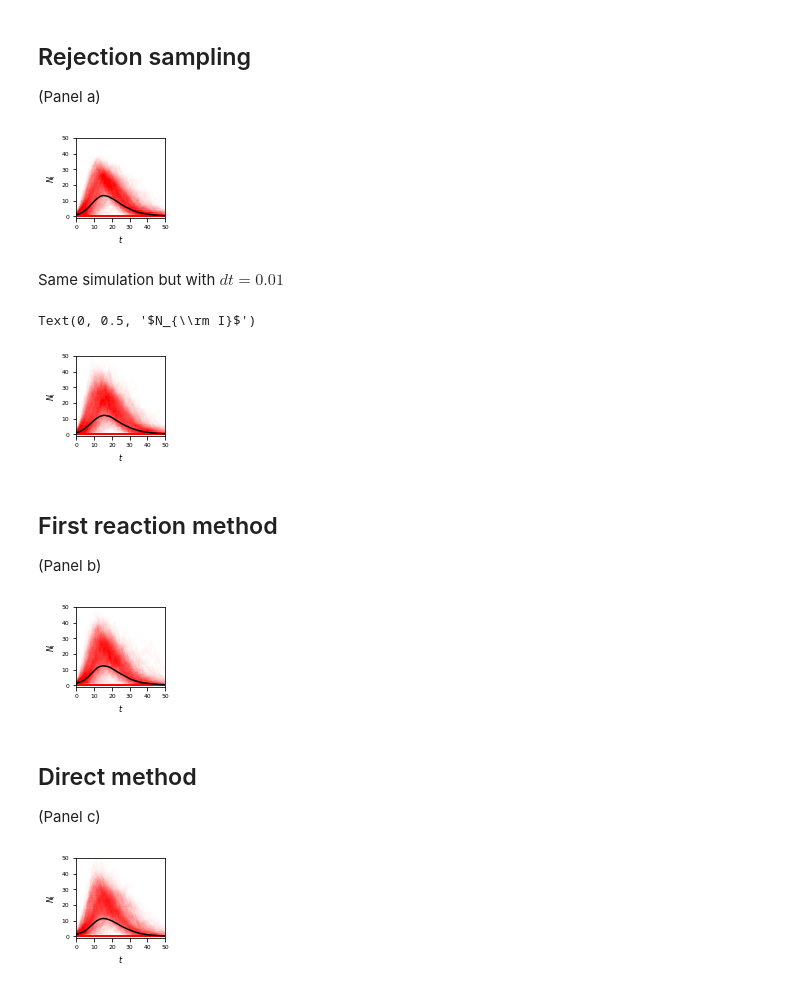
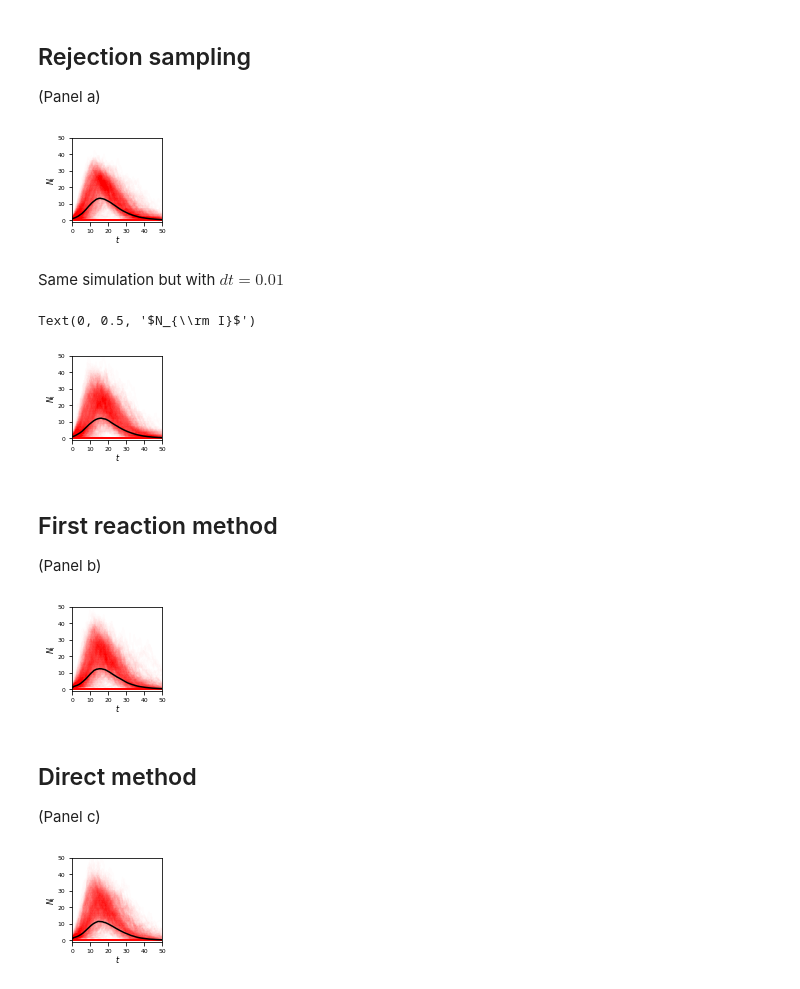
Before and after one commit to naokimas/gillespie-tutorial, a Jupyter notebook: notebooks/SIR-mean_field.ipynb, the cells around one changed output. Drawn from its saved outputs; the diff is of its cells as text; code cells hidden in the pictures.

Commit message:
Update code for producing Figure 9

```diff
--- a/notebooks/SIR-mean_field.ipynb
+++ b/notebooks/SIR-mean_field.ipynb
@@ -397,37 +397,37 @@ I0 = 1            # Number of infected (seed) nodes at start of simulation
 R0 = 0            # Number of recovered nodes at start of simulation
 S0 = N - I0 - R0  # Set number of susceptible nodes from N = S + I + R
 
 X_array = []
 for q in range(number_of_simulations):
     X_array.append(rejection_sampling_SIR_MF(beta_k, mu, dt, T, S0, I0, R0))
 
 # Average number of infectious individuals over time:
 Dt    = 0.2
 times = np.arange(0,T+Dt,Dt)
 avgI_t = average_N_I(X_array, times)
 
 #=============================================================================================
 # Plot:
 #=============================================================================================
 colors = ['b','r','k']
 alpha  = 0.01
 
 fig = plt.figure(figsize=(3.375/2.,3./2.))
-ax  = plt.axes([0.23,0.22,0.73,0.74])
+ax  = plt.axes([0.22,0.18,0.74,0.78])
 
 for X_t in X_array:
     ax.plot(X_t[0],X_t[2],c=colors[1],alpha=alpha)
 #    [ax.plot(X_t[0],X_,c=c_,alpha=alpha) for X_,c_ in zip(X_t[1:],colors)]
 plt.plot(times, avgI_t, 'k')
 
 ax.axis([0,T,-1,N/2])
 ax.set_xticks([0,10,20,30,40,50])
-ax.set_xlabel(r'$t$')
-ax.set_ylabel(r'$N_{\rm I}$')
+ax.set_xlabel(r'$t$',labelpad=0)
+ax.set_ylabel(r'$N_{\rm I}$',labelpad=0)
 
 fig.savefig('N_t,rejection-sampling.pdf',format='pdf',dpi=300)
 # %% [output]
-[figure, old version]
+[figure, new version]
 # %% [markdown]
 Same simulation but with $dt = 0.01$
 # %%
@@ -456,7 +456,7 @@ colors = ['b','r','k']
 alpha  = 0.01
 
 fig = plt.figure(figsize=(3.375/2.,3./2.))
-ax  = plt.axes([0.23,0.22,0.73,0.74])
+ax  = plt.axes([0.22,0.18,0.74,0.78])
 
 for X_t in X_array:
     ax.plot(X_t[0],X_t[2],c=colors[1],alpha=alpha)
@@ -465,11 +465,11 @@ plt.plot(times, avgI_t, 'k')
 
 ax.axis([0,T,-1,N/2])
 ax.set_xticks([0,10,20,30,40,50])
-ax.set_xlabel(r'$t$')
-ax.set_ylabel(r'$N_{\rm I}$')
+ax.set_xlabel(r'$t$',labelpad=0)
+ax.set_ylabel(r'$N_{\rm I}$',labelpad=0)
 # %% [output]
 Text(0, 0.5, '$N_{\\rm I}$')
-[figure, old version]
+[figure, new version]
 # %% [markdown]
 ## First reaction method
 (Panel b)
@@ -497,7 +497,7 @@ colors = ['b','r','k']
 alpha  = 0.01
 
 fig = plt.figure(figsize=(3.375/2.,3./2.))
-ax  = plt.axes([0.23,0.22,0.73,0.74])
+ax  = plt.axes([0.22,0.18,0.74,0.78])
 
 for X_t in X_array:
     ax.plot(X_t[0],X_t[2],c=colors[1],alpha=alpha)
@@ -506,12 +506,12 @@ plt.plot(times, avgI_t, 'k')
 
 ax.axis([0,T,-1,N/2])
 ax.set_xticks([0,10,20,30,40,50])
-ax.set_xlabel(r'$t$')
-ax.set_ylabel(r'$N_{\rm I}$')
+ax.set_xlabel(r'$t$',labelpad=0)
+ax.set_ylabel(r'$N_{\rm I}$',labelpad=0)
 
 fig.savefig('N_t,first-reaction.pdf',format='pdf',dpi=300)
 # %% [output]
-[figure, old version]
+[figure, new version]
 # %% [markdown]
 ## Direct method
 (Panel c)
@@ -539,7 +539,7 @@ colors = ['b','r','k']
 alpha  = 0.01
 
 fig = plt.figure(figsize=(3.375/2.,3./2.))
-ax  = plt.axes([0.23,0.22,0.73,0.74])
+ax  = plt.axes([0.22,0.18,0.74,0.78])
 
 for X_t in X_array:
     ax.plot(X_t[0],X_t[2],c=colors[1],alpha=alpha)
@@ -548,9 +548,9 @@ plt.plot(times, avgI_t, 'k')
 
 ax.axis([0,T,-1,N/2])
 ax.set_xticks([0,10,20,30,40,50])
-ax.set_xlabel(r'$t$')
-ax.set_ylabel(r'$N_{\rm I}$')
+ax.set_xlabel(r'$t$',labelpad=0)
+ax.set_ylabel(r'$N_{\rm I}$',labelpad=0)
 
 fig.savefig('N_t,direct.pdf',format='pdf',dpi=300)
 # %% [output]
-[figure, old version]
+[figure, new version]
```
Also changed, not shown: parts of 3 cells of this notebook, 3 other files.
